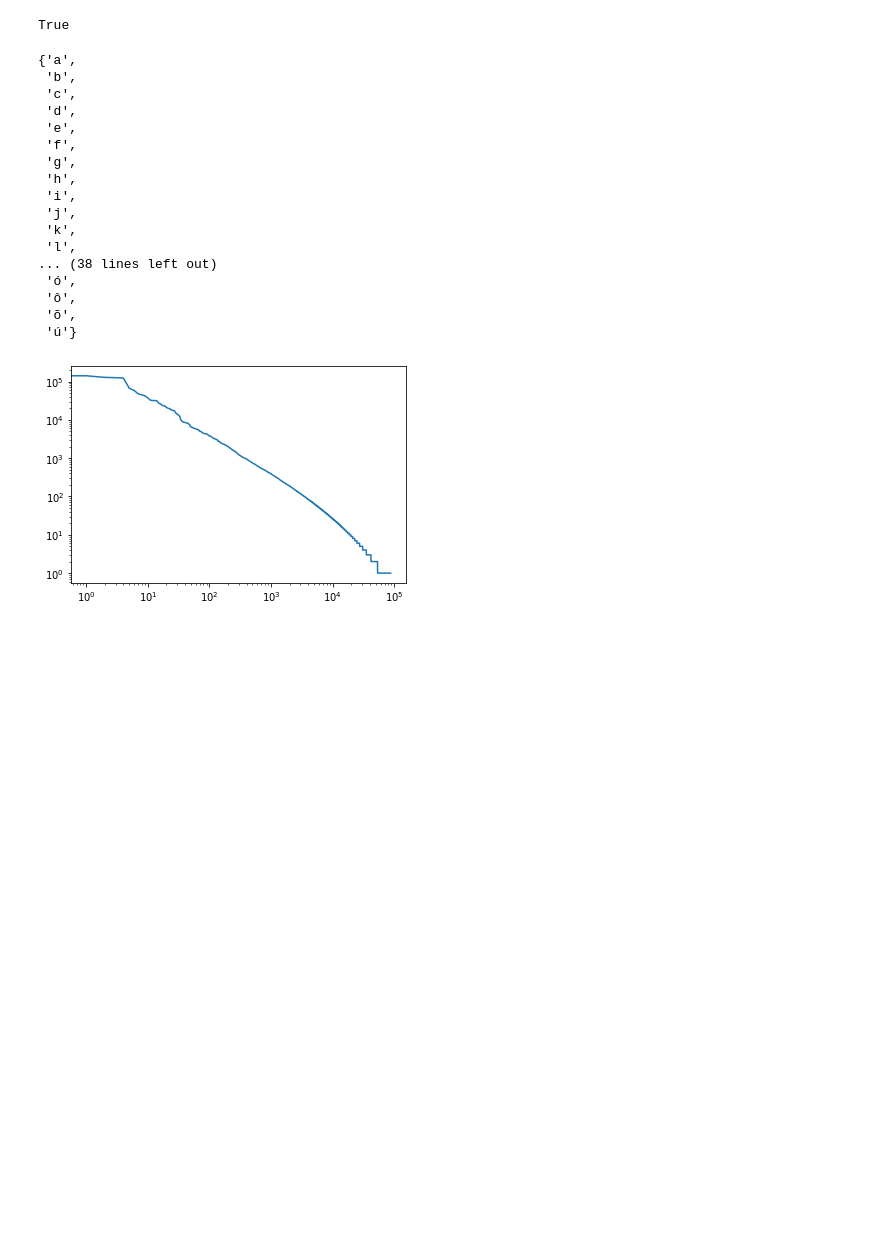
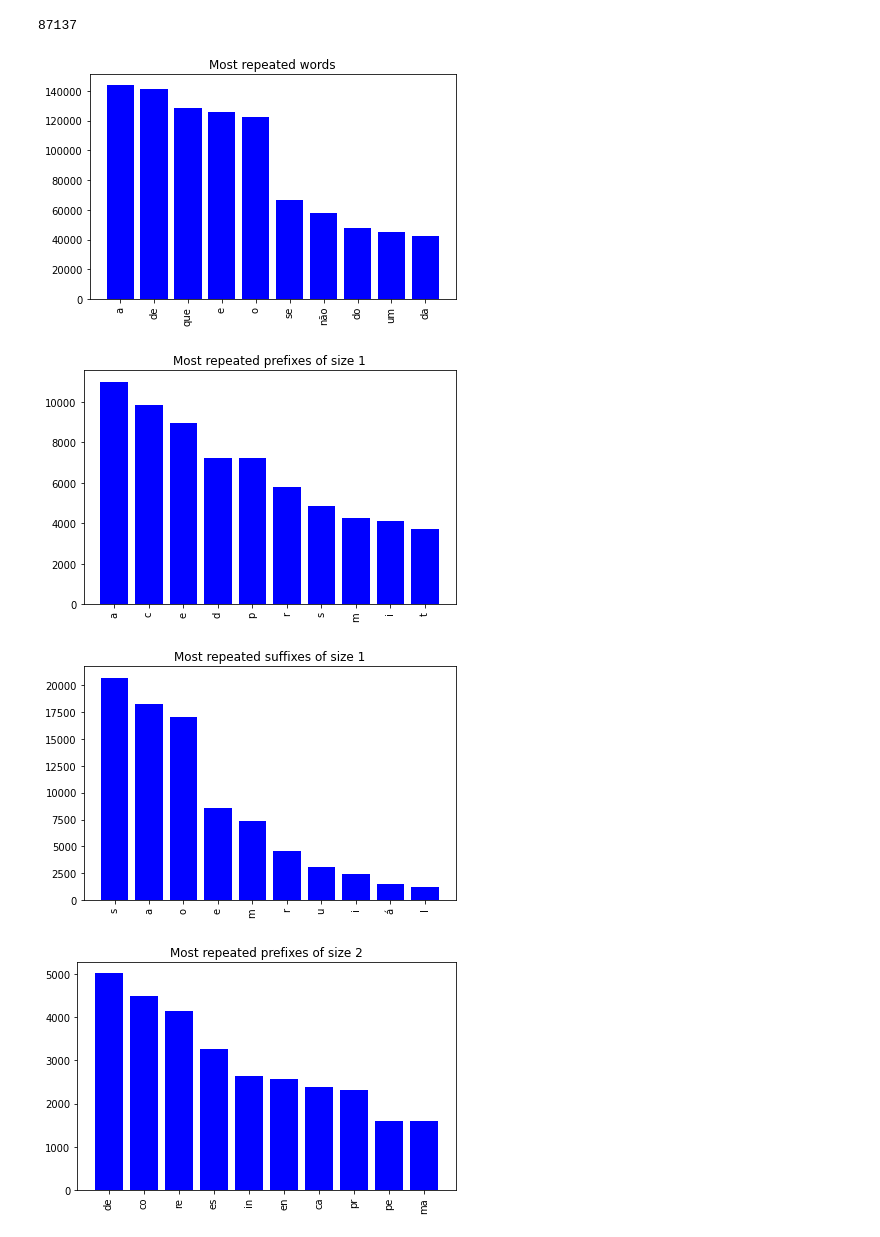
Before and after one commit to phsmoura/msc-fei, a Jupyter notebook: pel218_nlp/report_01/main.ipynb, the cells around one changed output. Cells and saved outputs as stored; diff of their text form; code cells hidden in the pictures; blank space fills up the shorter version.

Commit message:
Add function to plot histograms

```diff
--- a/pel218_nlp/report_01/main.ipynb
+++ b/pel218_nlp/report_01/main.ipynb
@@ -34,25 +34,44 @@ def count_words(words, count):
 
     return count
 
-def plot_from_count(count):
+def sort_tuple(tup):
+    tup.sort(reverse=True, key = lambda x: x[1])
+    return tup
+
+def top_10_words(counted):
+    counted = list(counted.items())
+    most_repeated_words = sort_tuple(counted)
+    return most_repeated_words[:10]
+
+def plot_log(count: dict, title: str):
     values = list(count.values())
     values.sort(reverse=True)
     fig = plt.figure()
     ax = fig.add_subplot(1,1,1)
+    ax.set_title(title)
     ax.set_yscale('log')
     ax.set_xscale('log')
     ax.plot(values)
+
+def plot_histogram(counted, title):
+    x, y = zip(*counted)
+    plt.bar(x, y, color='b')
+    plt.title(title)
+    plt.xticks(x, x, rotation='vertical')
+    plt.tight_layout()
+    plt.show()
 # %%
 books = get_utf8_books()
 
-print(books == ISO_BOOKS)
+if books != ISO_BOOKS:
+    raise("Not collected all books")
 
 count = defaultdict(lambda: 0)
 
 for book in books:
     count = count_words(get_words(book), count)
+
+words_counted = dict(count)
-# %% [output]
-True
 # %%
 prefix = dict()
 sufix = dict()
@@ -60,27 +79,31 @@ sufix = dict()
 for k in range(6):
     prefix[k] = [ x[:k] for x in count if len(x) >= k ]
     sufix[k] = [ x[-k:] for x in count if len(x) >= k ]
-# %%
-set(prefix[1])
-# %% [output]
-{'a',
- 'b',
- 'c',
- 'd',
- 'e',
- 'f',
- 'g',
- 'h',
- 'i',
- 'j',
- 'k',
- 'l',
-... (38 lines left out)
- 'ó',
- 'ô',
- 'õ',
- 'ú'}
-# %%
-plot_from_count(count)
-# %% [output]
-[figure, removed]
+# %%
+prefix_counted = list()
+sufix_counted = list()
+
+for k in range(6):
+    prefix_counted.append(defaultdict(lambda: 0))
+    prefix_counted[k] = count_words(prefix[k], prefix_counted[k])
+    prefix_counted[k] = dict(prefix_counted[k])
+
+    sufix_counted.append(defaultdict(lambda: 0))
+    sufix_counted[k] = count_words(sufix[k], sufix_counted[k])
+    sufix_counted[k] = dict(sufix_counted[k])
+# %%
+len(words_counted.keys())
+# %% [output]
+87137
+# %%
+all_words = top_10_words(words_counted)
+plot_histogram(all_words, "Most repeated words")
+
+for k in range(1,6):
+    plot_histogram(top_10_words(prefix_counted[k]), "Most repeated prefixes of size " + str(k))
+    plot_histogram(top_10_words(sufix_counted[k]), "Most repeated suffixes of size " + str(k))
+# %% [output]
+[figure, added]
+[figure, added]
+[figure, added]
+[figure, added]
```
Also changed, not shown: parts of 2 cells of this notebook.
